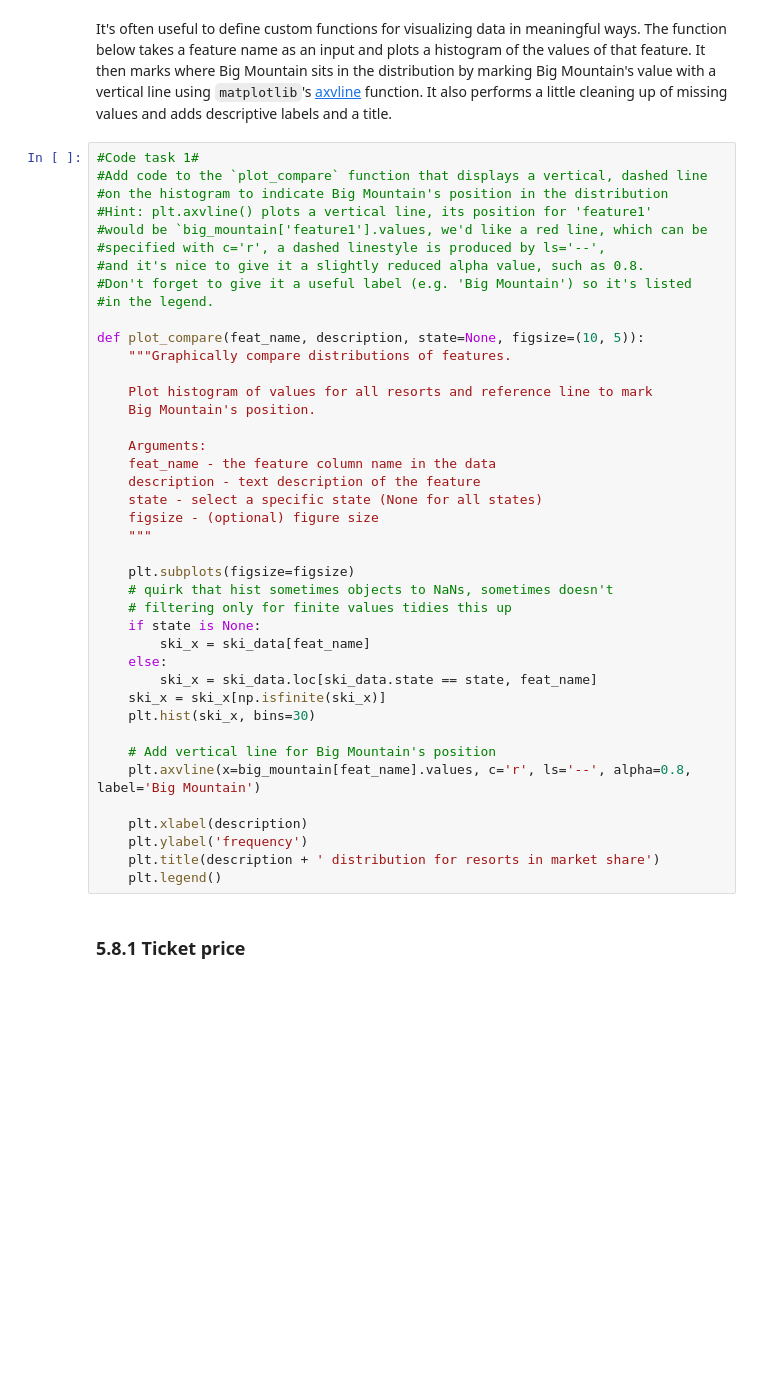
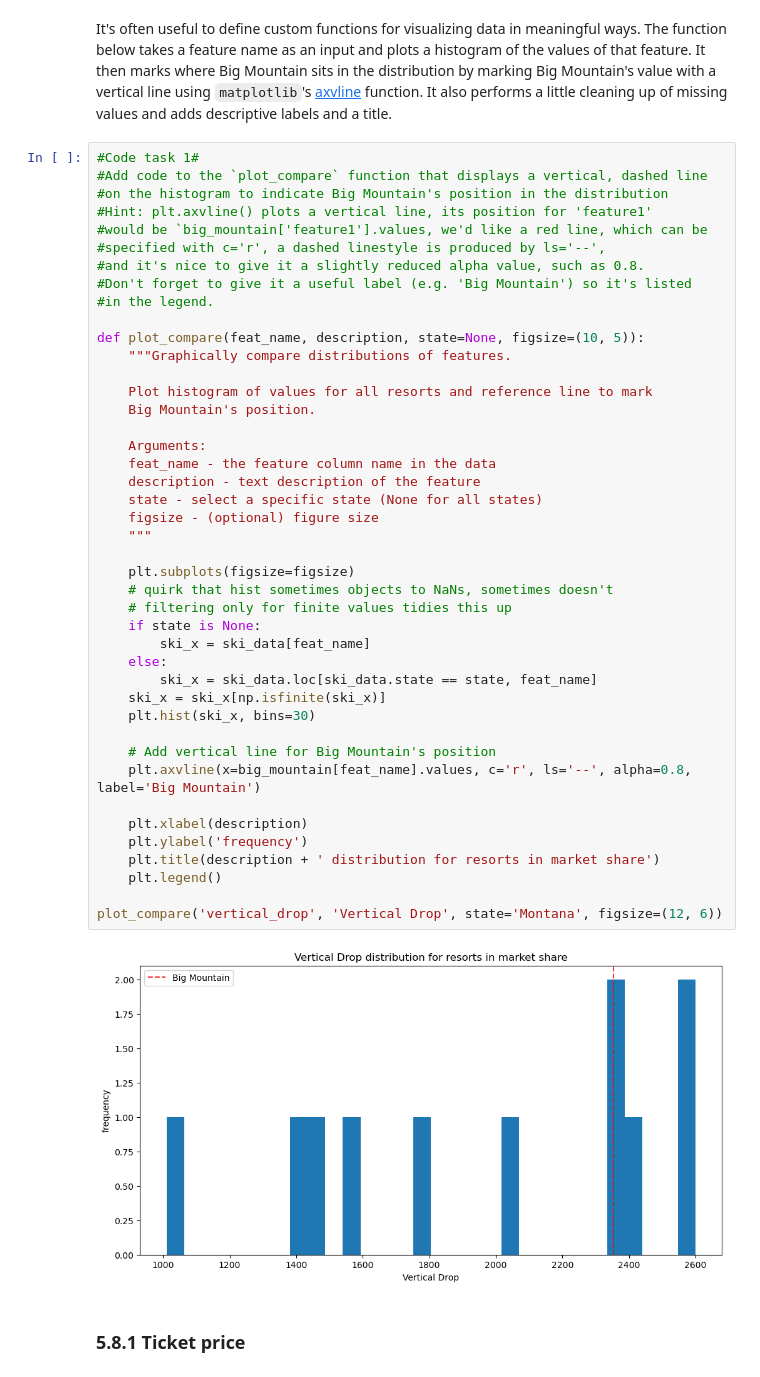
Before and after one commit to ChristaCarol/DataScienceGuidedCapstone, a Jupyter notebook: Notebooks/05_modeling.ipynb, the cells around one changed output. Saved outputs shown, nothing was run; the diff lists cells and outputs as text; blank space fills up the shorter version.

```diff
--- a/Notebooks/05_modeling.ipynb
+++ b/Notebooks/05_modeling.ipynb
@@ -165,33 +177,37 @@ It's often useful to define custom functions for visualizing data in meaningful
 def plot_compare(feat_name, description, state=None, figsize=(10, 5)):
     """Graphically compare distributions of features.
 
     Plot histogram of values for all resorts and reference line to mark
     Big Mountain's position.
 
     Arguments:
     feat_name - the feature column name in the data
     description - text description of the feature
     state - select a specific state (None for all states)
     figsize - (optional) figure size
     """
 
     plt.subplots(figsize=figsize)
     # quirk that hist sometimes objects to NaNs, sometimes doesn't
     # filtering only for finite values tidies this up
     if state is None:
         ski_x = ski_data[feat_name]
     else:
         ski_x = ski_data.loc[ski_data.state == state, feat_name]
     ski_x = ski_x[np.isfinite(ski_x)]
     plt.hist(ski_x, bins=30)
 
     # Add vertical line for Big Mountain's position
     plt.axvline(x=big_mountain[feat_name].values, c='r', ls='--', alpha=0.8, label='Big Mountain')
 
     plt.xlabel(description)
     plt.ylabel('frequency')
     plt.title(description + ' distribution for resorts in market share')
     plt.legend()
+
+plot_compare('vertical_drop', 'Vertical Drop', state='Montana', figsize=(12, 6))
+# %% [output]
+[figure, added]
 # %% [markdown]
 ### 5.8.1 Ticket price<a id='5.8.1_Ticket_price'></a>
 # %% [markdown]
```
Also changed, not shown: parts of 27 cells of this notebook, 1 other file.
